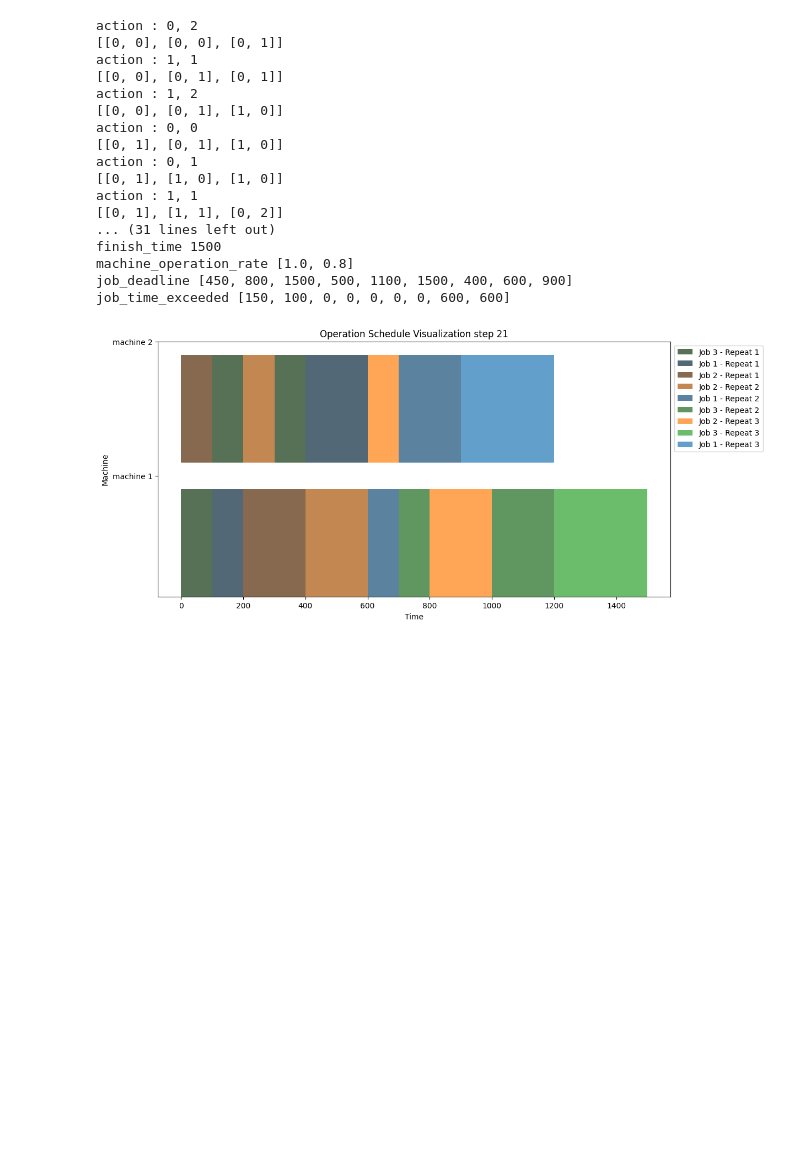
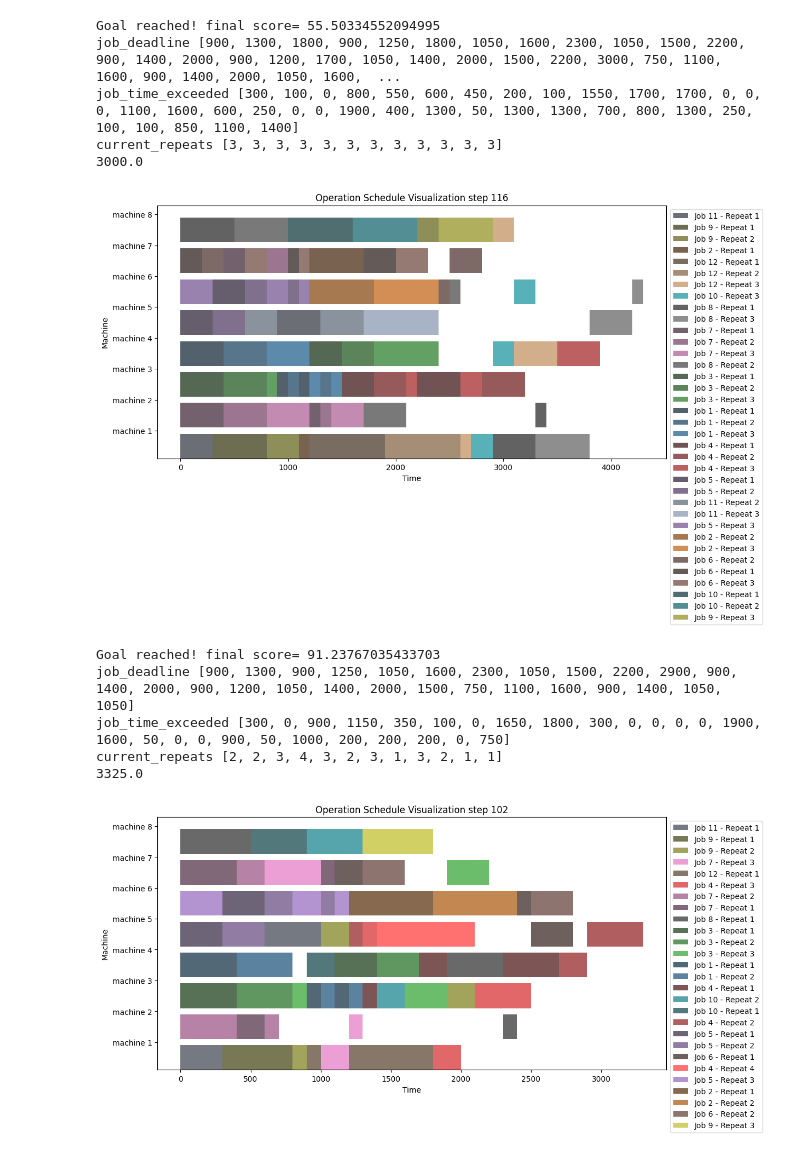
Before and after one commit to Huch0/RL-Scheduler, a Jupyter notebook: Test_CustomRepeatableEnv.ipynb, the cells around one changed output. Saved outputs shown, nothing was run; the diff lists cells and outputs as text; code cells hidden in the pictures; blank space fills up the shorter version.

Commit message:
feat : Job 랜덤 반복 도입 - Test Mode feature 도입, 이를 true로 설정하면 Job의 반복을 고정해서 줄 수 있다 - Target_Time을 이상적인 상황에서 얻을 수 있는 최선의 makespan을 기준으로 설정했다 - Deadline에 의한 Reward를 Job 반복횟수로 스케일링했다

```diff
--- a/Test_CustomRepeatableEnv.ipynb
+++ b/Test_CustomRepeatableEnv.ipynb
@@ -20,7 +23,7 @@ import warnings
 # 특정 경고를 무시하도록 필터를 설정합니다.
 warnings.filterwarnings("ignore", category=Warning)
 # %%
-env = SchedulingEnv(machine_config_path= "instances/Machines/v0-2.json", job_config_path = "instances/Jobs/v0-3x3-deadline.json")
+env = SchedulingEnv(machine_config_path= "instances/Machines/v0-8.json", job_config_path = "instances/Jobs/v0-12-repeat.json", max_repeats = [5] * 12)
 # %%
 step = 0
 obs, info = env.reset()
@@ -67,4 +75,4 @@ action : 1, 0
 # %%
-model = PPO('MultiInputPolicy', env, verbose=1).learn(50000)
+model = PPO('MultiInputPolicy', vec_env, verbose=1).learn(1000000)
 # %% [output]
 Using cpu device
@@ -87,37 +95,33 @@ Wrapping the env in a DummyVecEnv.
-# %%
-env = SchedulingEnv(machine_config_path= "instances/Machines/v0-2.json", job_config_path = "instances/Jobs/v0-3x3-deadline.json", weight_final_time=20, weight_job_deadline=60, weight_op_rate=20, target_time = 1200)
+# %%
+env1 = SchedulingEnv(machine_config_path= "instances/Machines/v0-8.json", job_config_path = "instances/Jobs/v0-12-repeat.json", max_repeats = [3] * 12, test_mode = True)
+env2 = SchedulingEnv(machine_config_path= "instances/Machines/v0-8.json", job_config_path = "instances/Jobs/v0-12-repeat.json", max_repeats = [5] * 12, test_mode = False)
+
+custom_env = [env1, env2]
 # %%
-obs, info = env.reset()
-while True:
-    action, _ = model.predict(obs, deterministic = True)
-    print(f"action : {action // 3}, {action % 3}")
-    obs, reward, terminated, truncated, info = env.step(action)
-    print(info['schedule_buffer'])
-    done = terminated or truncated
-    if done:
-        print("Goal reached!", "final score=", reward)
-        print('finish_time', info['finish_time'])
-        print('machine_operation_rate', info['machine_operation_rate'])
-        print('job_deadline', info['job_deadline'])
-        print('job_time_exceeded', info['job_time_exceeded'])
-        env.render()
-        break
+for env in custom_env:
+    obs, info = env.reset()
+    while True:
+        action, _ = model.predict(obs, deterministic = False)
+        obs, reward, terminated, truncated, info = env.step(action)
+        done = terminated or truncated
+        if done:
+            print("Goal reached!", "final score=", reward)
+            print('job_deadline', info['job_deadline'])
+            print('job_time_exceeded', info['job_time_exceeded'])
+            print('current_repeats', info['current_repeats'])
+            print(env.target_time)
+            env.render()
+            break
 # %% [output]
-action : 0, 2
-[[0, 0], [0, 0], [0, 1]]
-action : 1, 1
-[[0, 0], [0, 1], [0, 1]]
-action : 1, 2
-[[0, 0], [0, 1], [1, 0]]
-action : 0, 0
-[[0, 1], [0, 1], [1, 0]]
-action : 0, 1
-[[0, 1], [1, 0], [1, 0]]
-action : 1, 1
-[[0, 1], [1, 1], [0, 2]]
-... (31 lines left out)
-finish_time 1500
-machine_operation_rate [1.0, 0.8]
-job_deadline [450, 800, 1500, 500, 1100, 1500, 400, 600, 900]
-job_time_exceeded [150, 100, 0, 0, 0, 0, 0, 600, 600]
+Goal reached! final score= 55.50334552094995
+job_deadline [900, 1300, 1800, 900, 1250, 1800, 1050, 1600, 2300, 1050, 1500, 2200, 900, 1400, 2000, 900, 1200, 1700, 1050, 1400, 2000, 1500, 2200, 3000, 750, 1100, 1600, 900, 1400, 2000, 1050, 1600,  ...
+job_time_exceeded [300, 100, 0, 800, 550, 600, 450, 200, 100, 1550, 1700, 1700, 0, 0, 0, 1100, 1600, 600, 250, 0, 0, 1900, 400, 1300, 50, 1300, 1300, 700, 800, 1300, 250, 100, 100, 850, 1100, 1400]
+current_repeats [3, 3, 3, 3, 3, 3, 3, 3, 3, 3, 3, 3]
+3000.0
-[figure, old version]
+[figure, new version]
+Goal reached! final score= 91.23767035433703
+job_deadline [900, 1300, 900, 1250, 1050, 1600, 2300, 1050, 1500, 2200, 2900, 900, 1400, 2000, 900, 1200, 1050, 1400, 2000, 1500, 750, 1100, 1600, 900, 1400, 1050, 1050]
+job_time_exceeded [300, 0, 900, 1150, 350, 100, 0, 1650, 1800, 300, 0, 0, 0, 0, 1900, 1600, 50, 0, 0, 900, 50, 1000, 200, 200, 200, 0, 750]
+current_repeats [2, 2, 3, 4, 3, 2, 3, 1, 3, 2, 1, 1]
+3325.0
+[figure, added]
```
Also changed, not shown: parts of 5 cells of this notebook, 2 other files.
